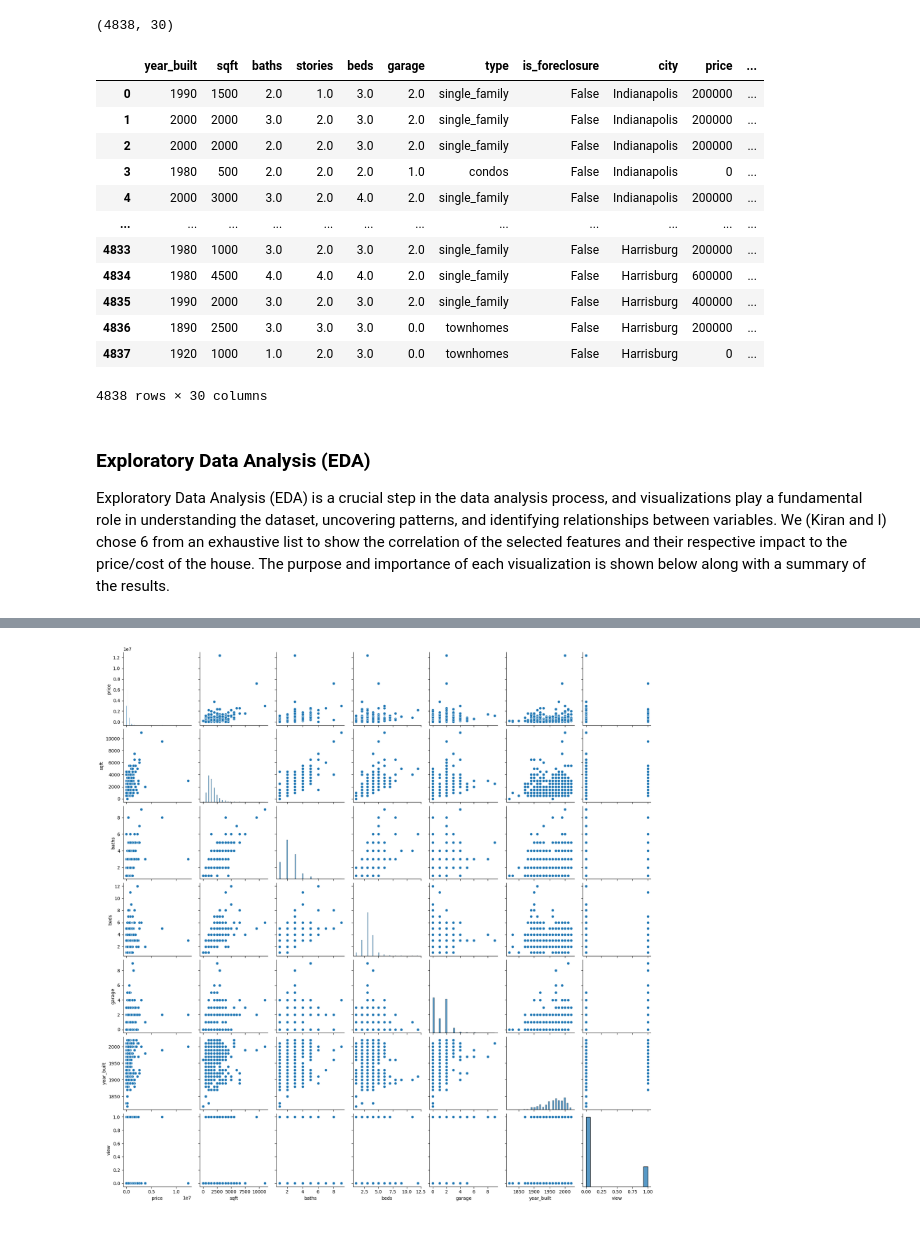
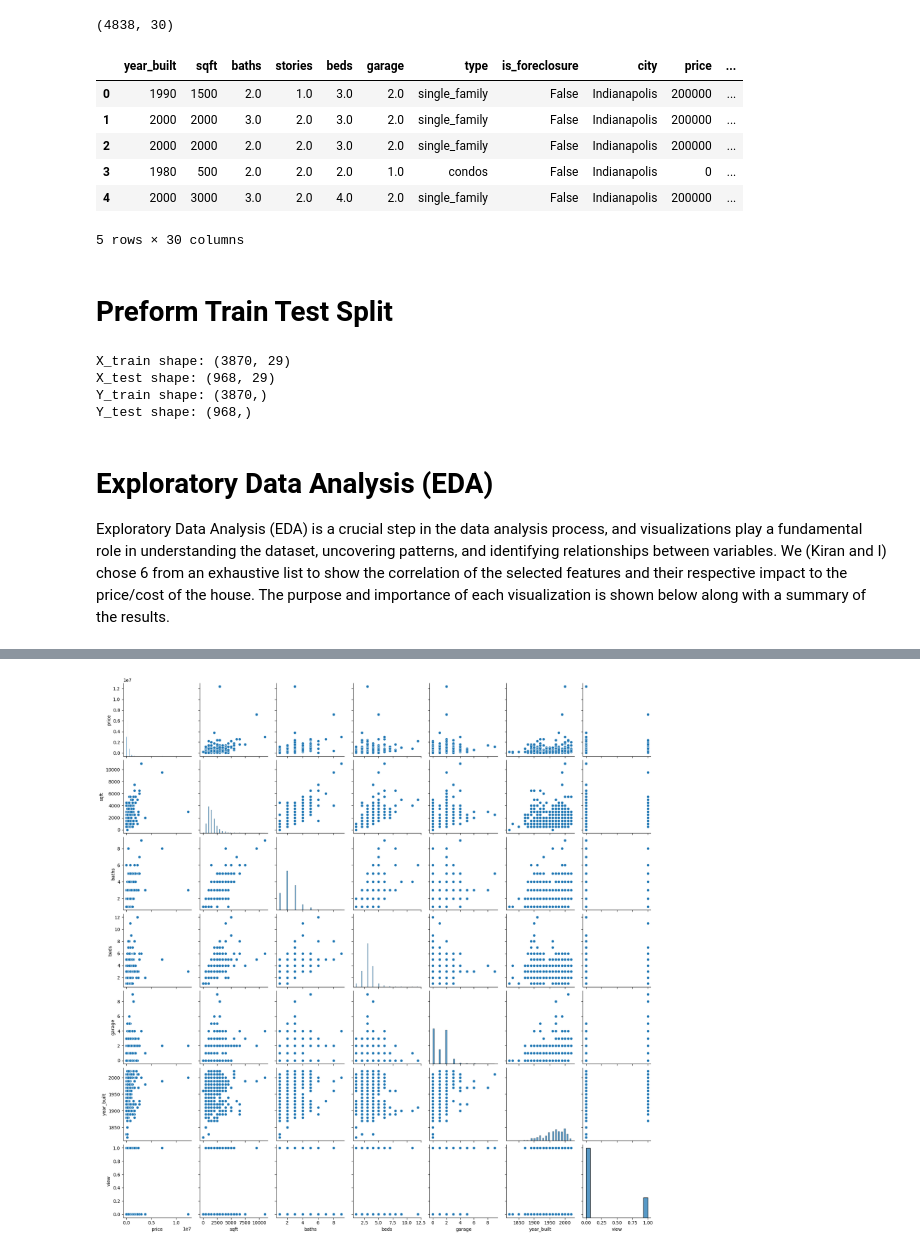
Before and after one commit to imarri01/SupervisedLearning_ML, a Jupyter notebook: notebooks/1 - EDA.ipynb, the cells around one changed output, grey strips where cells are left out. Cells and saved outputs as stored; diff of their text form; code cells hidden in the pictures.

```diff
--- a/notebooks/1 - EDA.ipynb
+++ b/notebooks/1 - EDA.ipynb
@@ -27,9 +0,0 @@ warnings.filterwarnings('ignore')
-# %%
-'''
-path = '../data/raw_json_files/AK_Juneau_0.json'
-with open(path, 'r') as file:
-    file1 = json.load(file)
-pprint(file1)
-'''
-# This code is not needed
-# load one file first to see what type of data you're dealing with and what attributes it has
@@ -277,0 +40,10 @@ dataframe.describe()
+# %%
+selected_columns = ['description.year_built', 'description.sqft', 'description.baths', 'description.stories',
+                    'description.beds', 'description.garage', 'description.type', 'flags.is_foreclosure',
+                    'location.address.city', 'tags', 'description.sold_price']
+
+new_column_names = ['year_built', 'sqft', 'baths', 'stories', 'beds', 'garage', 'type', 'is_foreclosure',
+                    'city', 'tags', 'price']
+
+dataframe = data[selected_columns]
+dataframe.columns = new_column_names
@@ -537,16 +226,27 @@ tags_data = df_final.select_dtypes(include=['float64', 'int64']).iloc[:, 7:]
 # %%
-df_final
+df_final.head()
 # %% [output]
 |  | year_built | sqft | baths | stories | beds | garage | type | is_foreclosure | city | price | ... |
 | 0 | 1990 | 1500 | 2.0 | 1.0 | 3.0 | 2.0 | single_family | False | Indianapolis | 200000 | ... |
 | 1 | 2000 | 2000 | 3.0 | 2.0 | 3.0 | 2.0 | single_family | False | Indianapolis | 200000 | ... |
 | 2 | 2000 | 2000 | 2.0 | 2.0 | 3.0 | 2.0 | single_family | False | Indianapolis | 200000 | ... |
 | 3 | 1980 | 500 | 2.0 | 2.0 | 2.0 | 1.0 | condos | False | Indianapolis | 0 | ... |
 | 4 | 2000 | 3000 | 3.0 | 2.0 | 4.0 | 2.0 | single_family | False | Indianapolis | 200000 | ... |
-| ... | ... | ... | ... | ... | ... | ... | ... | ... | ... | ... | ... |
-| 4833 | 1980 | 1000 | 3.0 | 2.0 | 3.0 | 2.0 | single_family | False | Harrisburg | 200000 | ... |
-| 4834 | 1980 | 4500 | 4.0 | 4.0 | 4.0 | 2.0 | single_family | False | Harrisburg | 600000 | ... |
-| 4835 | 1990 | 2000 | 3.0 | 2.0 | 3.0 | 2.0 | single_family | False | Harrisburg | 400000 | ... |
-| 4836 | 1890 | 2500 | 3.0 | 3.0 | 3.0 | 0.0 | townhomes | False | Harrisburg | 200000 | ... |
-| 4837 | 1920 | 1000 | 1.0 | 2.0 | 3.0 | 0.0 | townhomes | False | Harrisburg | 0 | ... |
-4838 rows × 30 columns
+5 rows × 30 columns
+# %% [markdown]
+# **Preform Train Test Split**
+# %%
+X = df_final.drop('price', axis=1)
+y = df_final['price']
+
+X_train, X_test, y_train, y_test = train_test_split(X, y, test_size=0.2, random_state=42)
+
+print(f"X_train shape: {X_train.shape}")
+print(f"X_test shape: {X_test.shape}")
+print(f"Y_train shape: {y_train.shape}")
+print(f"Y_test shape: {y_test.shape}")
+# %% [output]
+X_train shape: (3870, 29)
+X_test shape: (968, 29)
+Y_train shape: (3870,)
+Y_test shape: (968,)
@@ -554,7 +261,7 @@ df_final
 # Export processed dataframe before visualization - df_final to CSV
 df_final.to_csv('../data/processed/df_final_processed_no_bins.csv', index=False)
 # %% [markdown]
-### Exploratory Data Analysis (EDA)
+# **Exploratory Data Analysis (EDA)**
 
 Exploratory Data Analysis (EDA) is a crucial step in the data analysis process, and visualizations play a fundamental role in understanding the dataset, uncovering patterns, and identifying relationships between variables. We (Kiran and I) chose 6 from an exhaustive list to show the correlation of the selected features and their respective impact to the price/cost of the house. The purpose and importance of each visualization is shown below along with a summary of the results.
 # %% [markdown]
```
Also changed, not shown: parts of 78 cells of this notebook, 2 other files.
